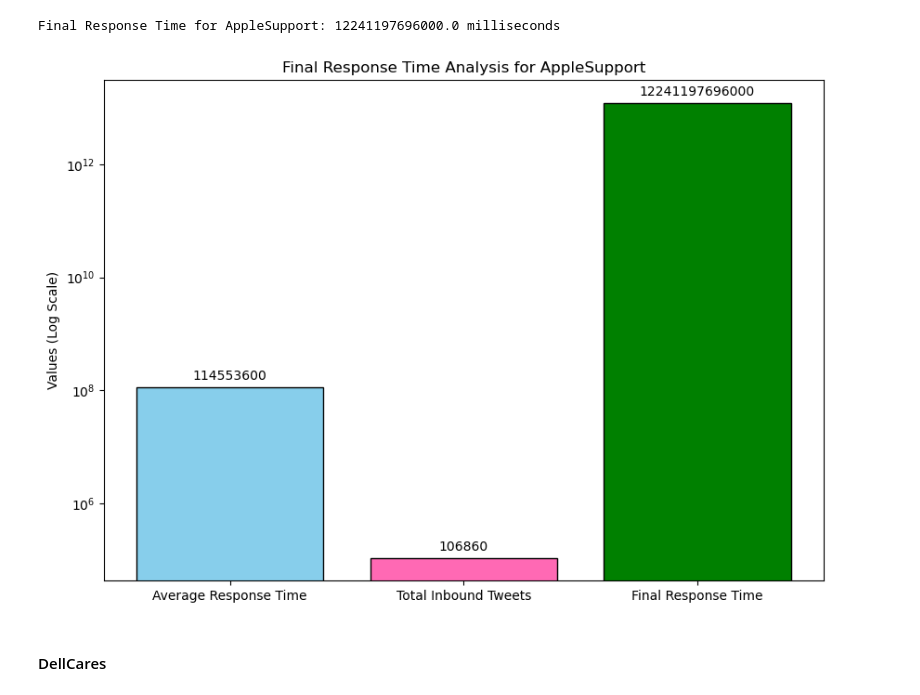
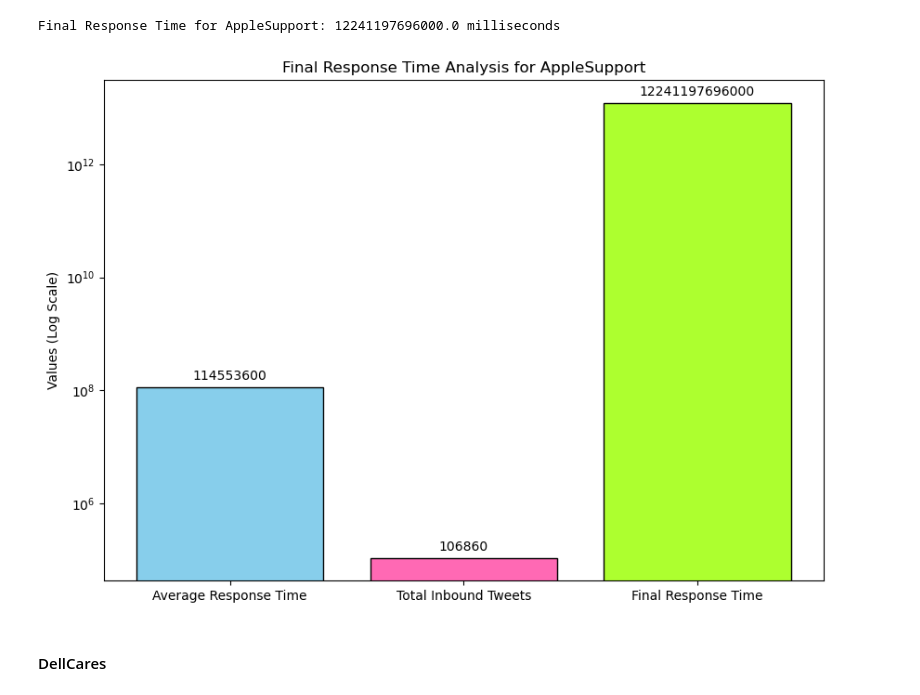
Before and after one commit to efloresz/Data-NotebookEF, a Jupyter notebook: Technology_Analysis.ipynb, the cells around one changed output. Saved outputs shown, nothing was run; the diff lists cells and outputs as text; code cells hidden in the pictures.

```diff
--- a/Technology_Analysis.ipynb
+++ b/Technology_Analysis.ipynb
@@ -172,19 +172,19 @@ Final Response Time for AppleSupport: 12241197696000.0 milliseconds
 # %%
 categories = ['Average Response Time', 'Total Inbound Tweets', 'Final Response Time']
 values = [average_response_time_apple, inbound_tweet_count_apple, final_response_time_apple]
 
 plt.figure(figsize=(10, 7))
-plt.bar(categories, values, color=['skyblue', 'hotpink', 'green'],edgecolor='black')
+plt.bar(categories, values, color=['skyblue', 'hotpink', 'greenyellow'],edgecolor='black')
 
 for i, v in enumerate(values):
     plt.text(i, v + 0.2 * v, f"{v:.0f}", ha='center', va='bottom', fontsize=10)
 
 plt.ylabel('Values (Log Scale)')
 plt.yscale('log')
 plt.title('Final Response Time Analysis for AppleSupport')
 plt.show()
 # %% [output]
-[figure, old version]
+[figure, new version]
 # %% [markdown]
 #### DellCares
 # %%
```
Also changed, not shown: parts of 3 cells of this notebook.
